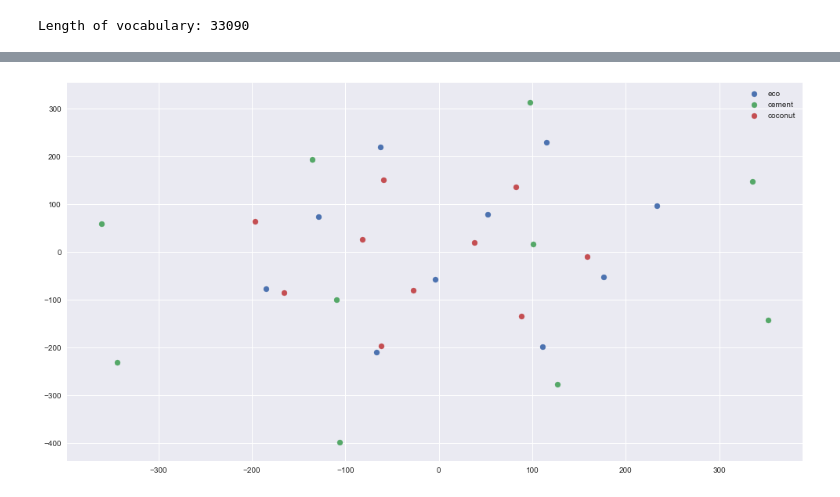
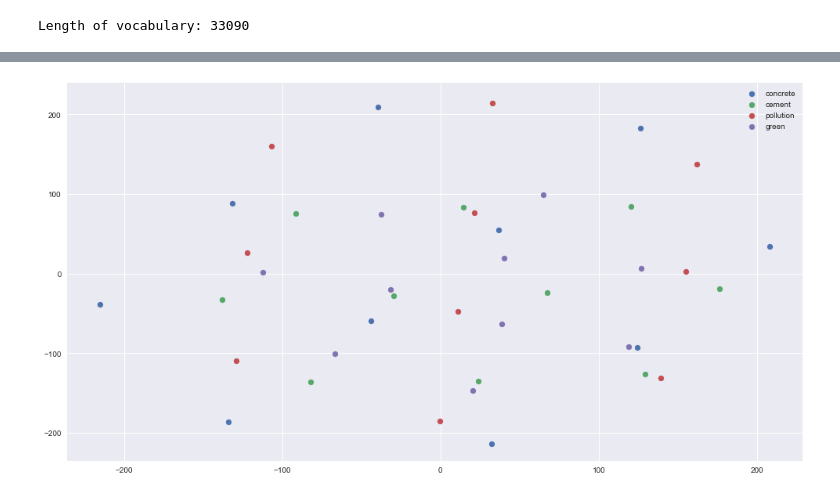
Before and after one commit to dani-lbnl/textxd2018, a Jupyter notebook: code/TextXD-Hackaton-daniReport.ipynb, the cells around one changed output, grey strips where cells are left out. Saved outputs shown, nothing was run; the diff lists cells and outputs as text; code cells hidden in the pictures.

```diff
--- a/code/TextXD-Hackaton-daniReport.ipynb
+++ b/code/TextXD-Hackaton-daniReport.ipynb
@@ -225,8 +225,9 @@ type(data['tokens'][0]) #must be list
 # %% [output]
 list
 # %%
-model = gensim.models.Word2Vec(data['tokens'].dropna(), size=100, window=5, \
-                               min_count=1, sg=1, alpha=0.025, iter=50, batch_words=10000, workers=1)
+#first argument must be a list, not a str
+model = gensim.models.Word2Vec(data['tokens'].dropna(), size=100, window=6, \
+                               min_count=1, sg=1, alpha=0.025, iter=20, batch_words=10000, workers=1)
 #check other models at https://radimrehurek.com/gensim/models/word2vec.html
 # %%
 print('Length of vocabulary:',len(model.wv.vocab)) #33090
@@ -283,15 +291,15 @@ KeyError: "word 'construction' not in vocabulary"
 # %%
 # Project similar words' word embedding to 2 dimension
 from sklearn.manifold import TSNE
 
 def plot_tsne(keywords):
     for key in keywords:
         X = np.array([model.wv.get_vector(word) for word, _ in model.wv.most_similar(key)])
         X_embed = TSNE(n_components=2).fit_transform(X)
         plt.scatter(X_embed[:, 0], X_embed[:, 1], label=key)
         plt.legend();
 
 
-plot_tsne(['eco', 'cement', 'coconut'])
+plot_tsne(['concrete', 'cement', 'pollution','green'])
 # %% [output]
-[figure, old version]
+[figure, new version]
```
Also changed, not shown: parts of 5 cells of this notebook, 1 other file.
